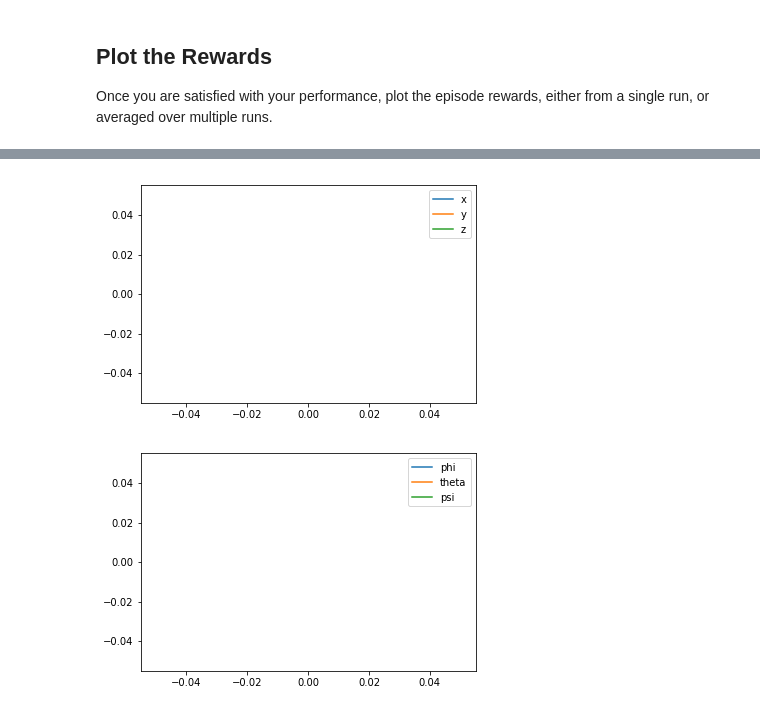
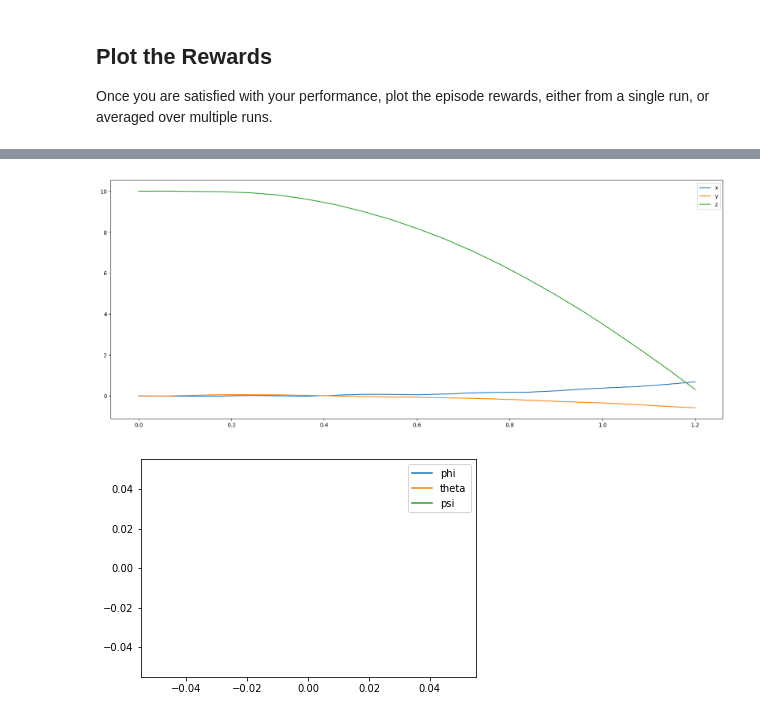
Before and after one commit to SiweiWang/RL-Quadcopter, a Jupyter notebook: Quadcopter_Project.ipynb, the cells around one changed output, grey strips where cells are left out. Cells and saved outputs as stored; diff of their text form; code cells hidden in the pictures.

```diff
--- a/Quadcopter_Project.ipynb
+++ b/Quadcopter_Project.ipynb
@@ -286,12 +334,12 @@ Once you are satisfied with your performance, plot the episode rewards, either f
 # %%
 import matplotlib.pyplot as plt
 %matplotlib inline
-
-plt.plot(results['time'], results['x'], label='x')
-plt.plot(results['time'], results['y'], label='y')
-plt.plot(results['time'], results['z'], label='z')
+plt.figure(figsize=(20,8),dpi=100)
+plt.plot(results['time'][0:21], results['x'][0:21], label='x')
+plt.plot(results['time'][0:21], results['y'][0:21], label='y')
+plt.plot(results['time'][0:21], results['z'][0:21], label='z')
 plt.legend()
 _ = plt.ylim()
 # %% [output]
-[figure, old version]
+[figure, new version]
 # %%
```
Also changed, not shown: parts of 18 cells of this notebook, 6 other files.
